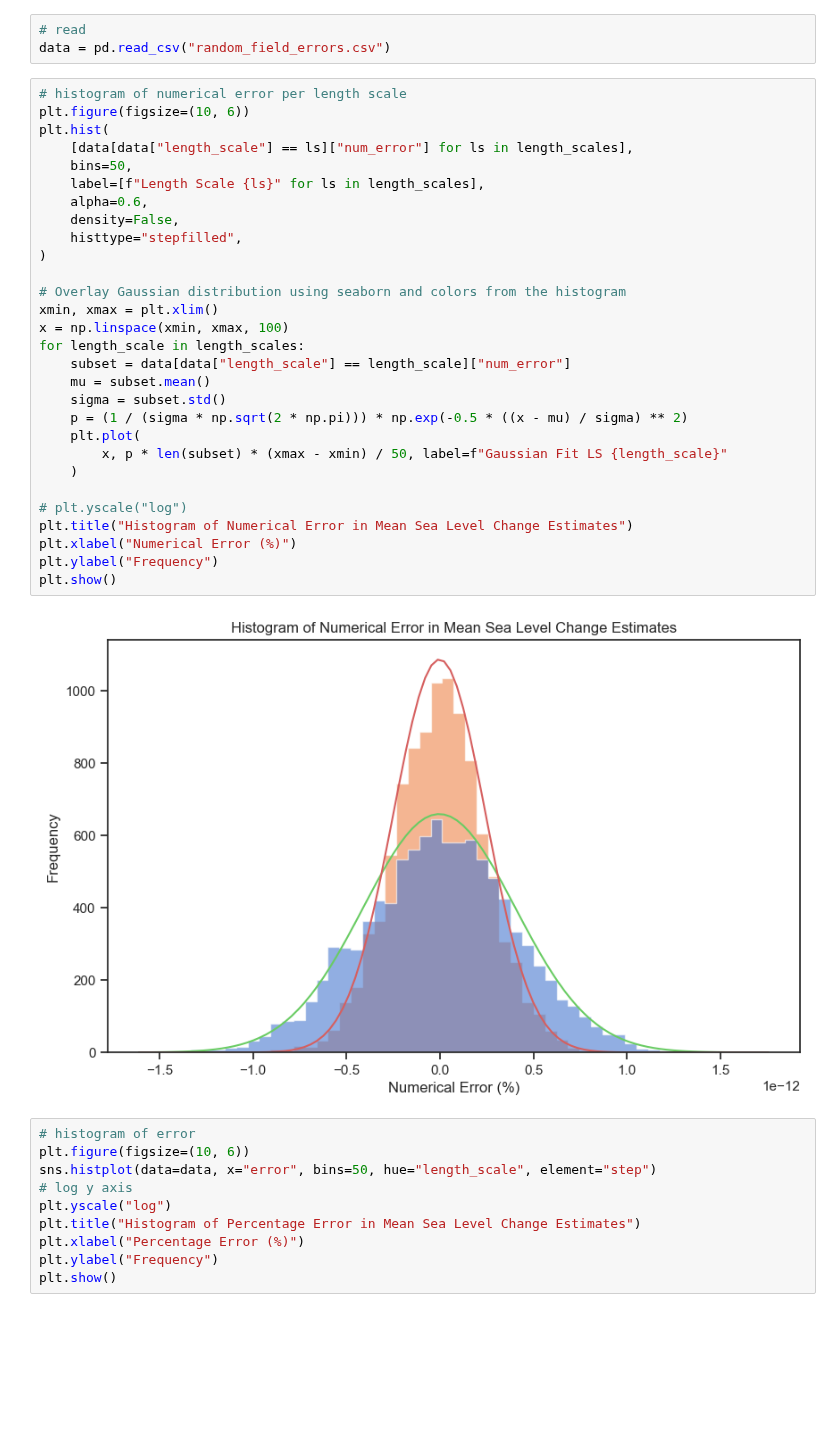
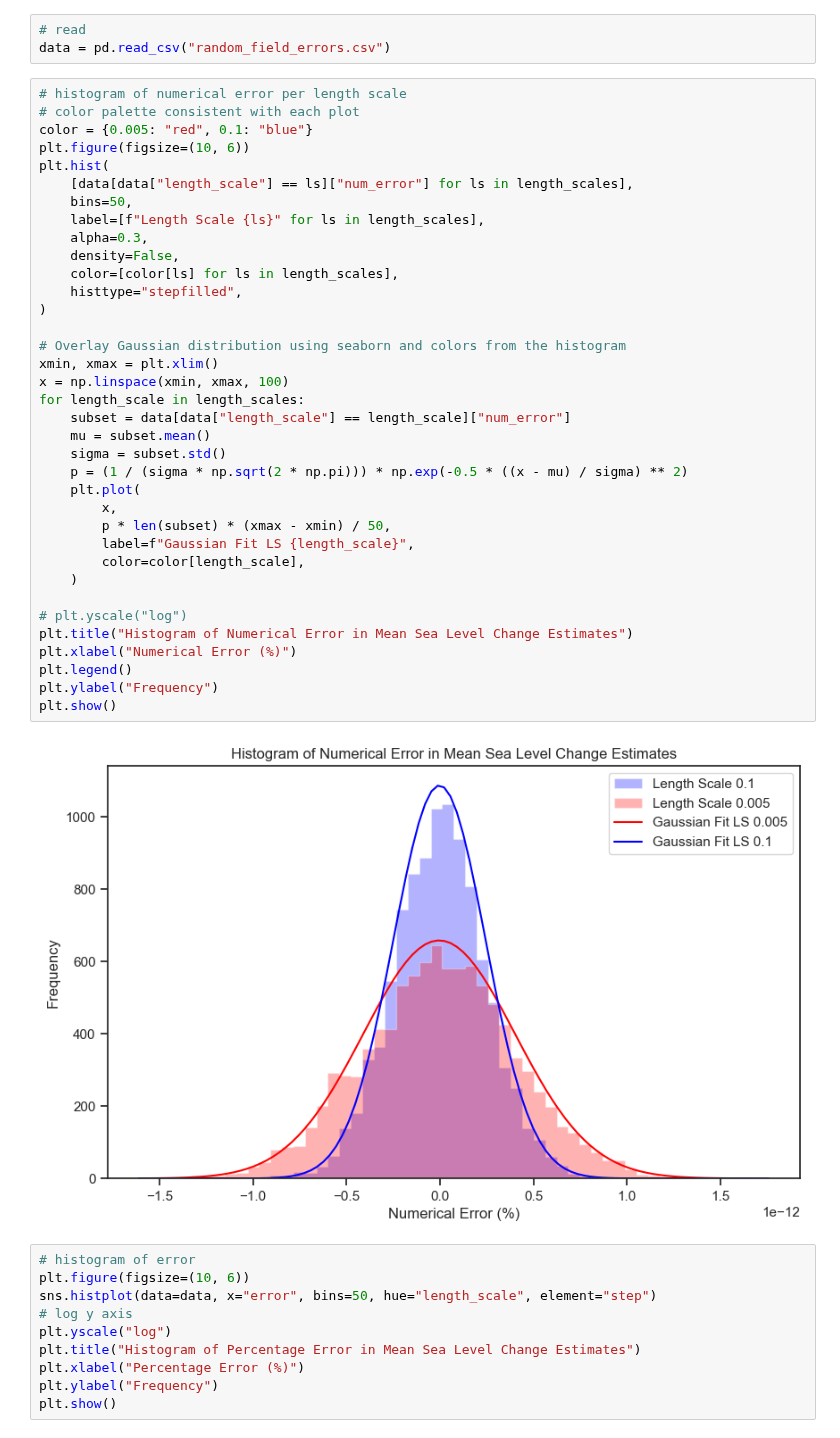
Before and after one commit to 0thomasholland/Part_III_Project, a Jupyter notebook: work/traditional_methods/random_fields/random_fields copy.ipynb, the cells around one changed output. Cells and saved outputs as stored; diff of their text form; blank space fills up the shorter version.

```diff
--- a/work/traditional_methods/random_fields/random_fields copy.ipynb
+++ b/work/traditional_methods/random_fields/random_fields copy.ipynb
@@ -261,35 +261,42 @@ data.to_csv("random_field_errors.csv", index=False)
 data = pd.read_csv("random_field_errors.csv")
 # %%
 # histogram of numerical error per length scale
+# color palette consistent with each plot
+color = {0.005: "red", 0.1: "blue"}
 plt.figure(figsize=(10, 6))
 plt.hist(
     [data[data["length_scale"] == ls]["num_error"] for ls in length_scales],
     bins=50,
     label=[f"Length Scale {ls}" for ls in length_scales],
-    alpha=0.6,
+    alpha=0.3,
     density=False,
+    color=[color[ls] for ls in length_scales],
     histtype="stepfilled",
 )
 
 # Overlay Gaussian distribution using seaborn and colors from the histogram
 xmin, xmax = plt.xlim()
 x = np.linspace(xmin, xmax, 100)
 for length_scale in length_scales:
     subset = data[data["length_scale"] == length_scale]["num_error"]
     mu = subset.mean()
     sigma = subset.std()
     p = (1 / (sigma * np.sqrt(2 * np.pi))) * np.exp(-0.5 * ((x - mu) / sigma) ** 2)
     plt.plot(
-        x, p * len(subset) * (xmax - xmin) / 50, label=f"Gaussian Fit LS {length_scale}"
+        x,
+        p * len(subset) * (xmax - xmin) / 50,
+        label=f"Gaussian Fit LS {length_scale}",
+        color=color[length_scale],
     )
 
 # plt.yscale("log")
 plt.title("Histogram of Numerical Error in Mean Sea Level Change Estimates")
 plt.xlabel("Numerical Error (%)")
+plt.legend()
 plt.ylabel("Frequency")
 plt.show()
 # %% [output]
-[figure, old version]
+[figure, new version]
 # %%
 # histogram of error
 plt.figure(figsize=(10, 6))
```
Also changed, not shown: parts of 1 cell of this notebook, 1 other file.
